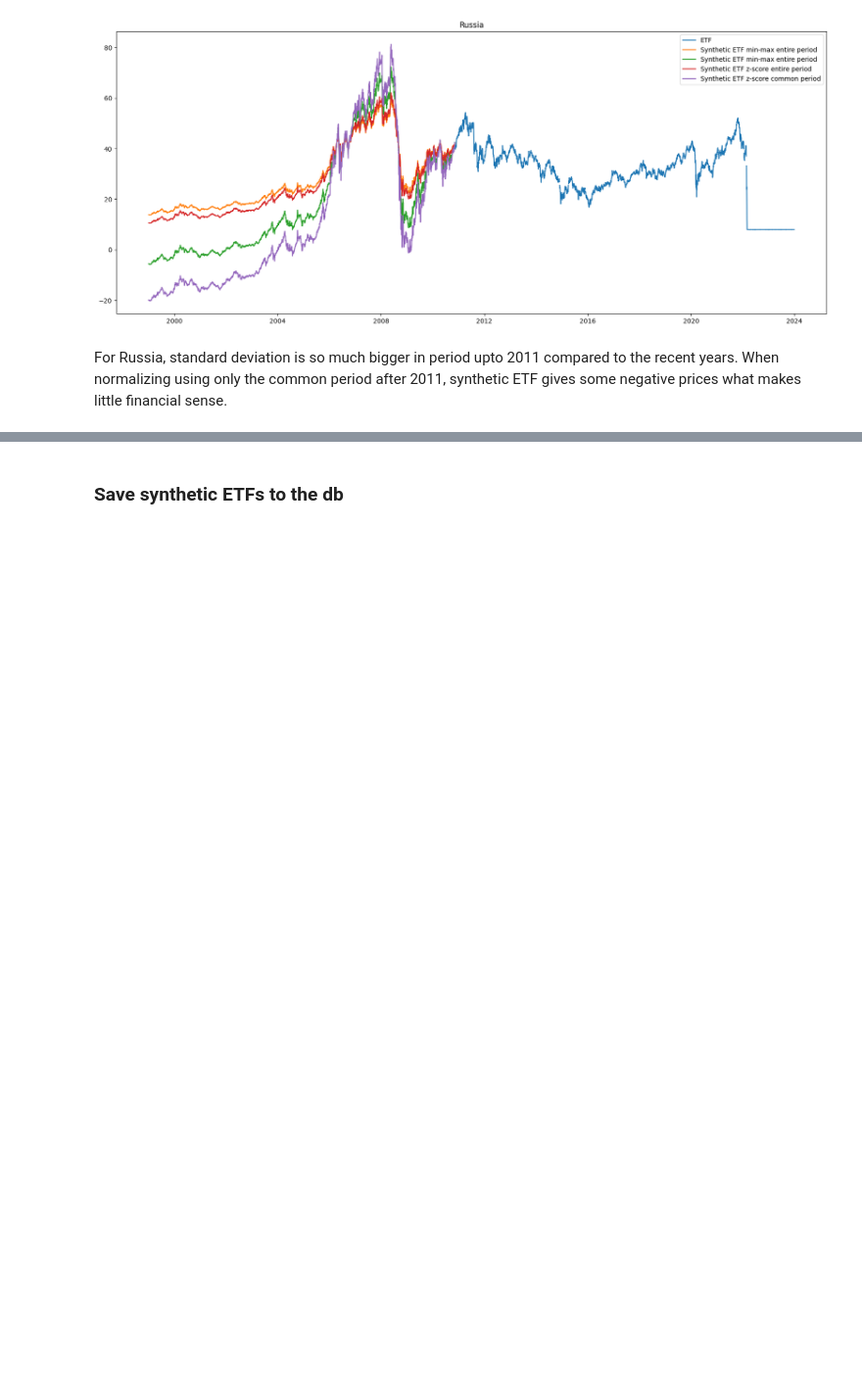
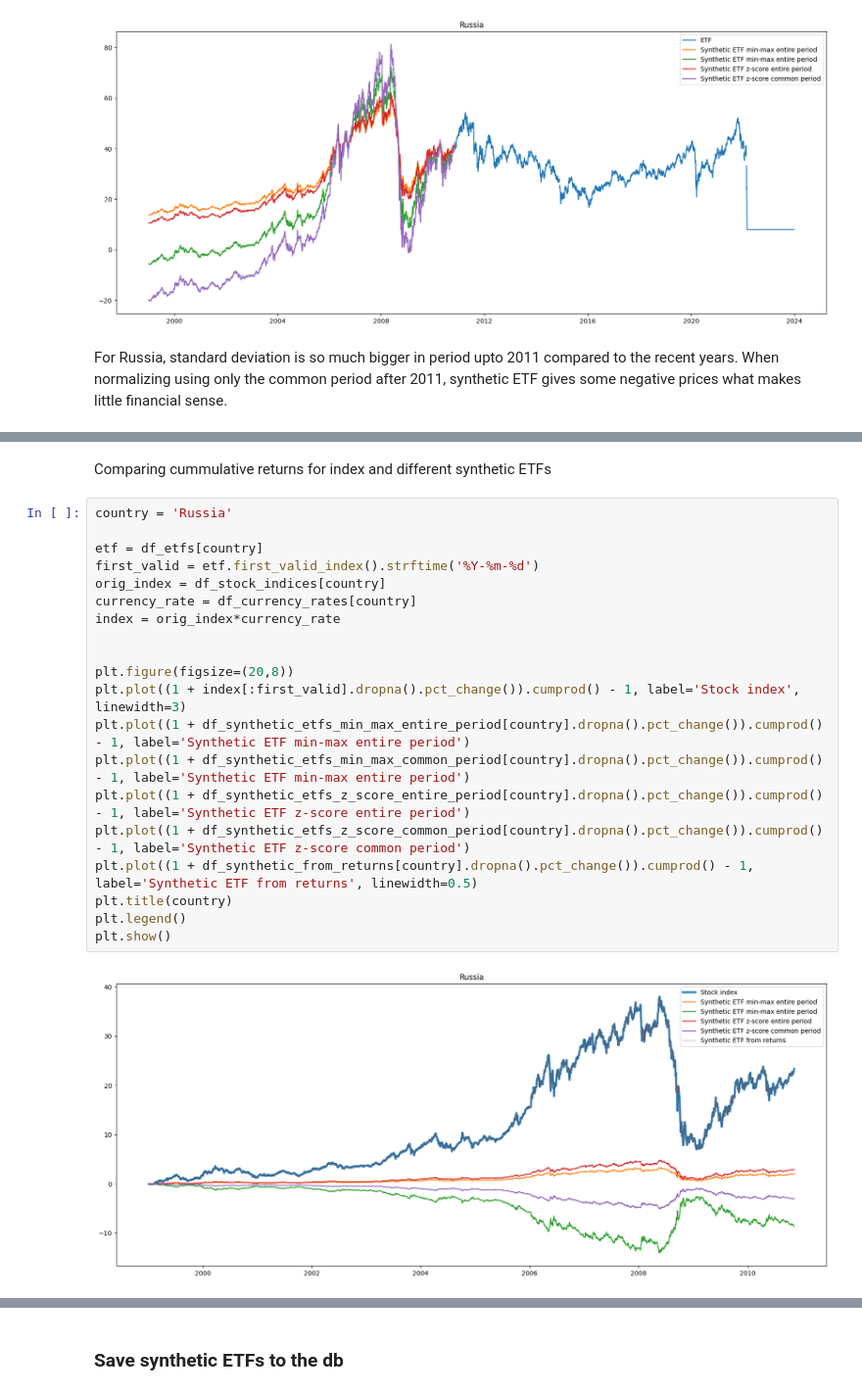
Before and after one commit to lharazin/TFM, a Jupyter notebook: Algorithm/synthetic_etfs.ipynb, the cells around one changed output, grey strips where cells are left out. Shown at 98% size. Drawn from its saved outputs; the diff is of its cells as text; blank space fills up the shorter version.

```diff
--- a/Algorithm/synthetic_etfs.ipynb
+++ b/Algorithm/synthetic_etfs.ipynb
@@ -693,0 +746,24 @@ For Russia, standard deviation is so much bigger in period upto 2011 compared to
+# %% [markdown]
+Comparing cummulative returns for index and different synthetic ETFs
+# %%
+country = 'Russia'
+
+etf = df_etfs[country]
+first_valid = etf.first_valid_index().strftime('%Y-%m-%d')
+orig_index = df_stock_indices[country]
+currency_rate = df_currency_rates[country]
+index = orig_index*currency_rate
+
+
+plt.figure(figsize=(20,8))
+plt.plot((1 + index[:first_valid].dropna().pct_change()).cumprod() - 1, label='Stock index', linewidth=3)
+plt.plot((1 + df_synthetic_etfs_min_max_entire_period[country].dropna().pct_change()).cumprod() - 1, label='Synthetic ETF min-max entire period')
+plt.plot((1 + df_synthetic_etfs_min_max_common_period[country].dropna().pct_change()).cumprod() - 1, label='Synthetic ETF min-max entire period')
+plt.plot((1 + df_synthetic_etfs_z_score_entire_period[country].dropna().pct_change()).cumprod() - 1, label='Synthetic ETF z-score entire period')
+plt.plot((1 + df_synthetic_etfs_z_score_common_period[country].dropna().pct_change()).cumprod() - 1, label='Synthetic ETF z-score common period')
+plt.plot((1 + df_synthetic_from_returns[country].dropna().pct_change()).cumprod() - 1, label='Synthetic ETF from returns', linewidth=0.5)
+plt.title(country)
+plt.legend()
+plt.show()
+# %% [output]
+[figure, added]
```
Also changed, not shown: parts of 12 cells of this notebook, 1 other file.
